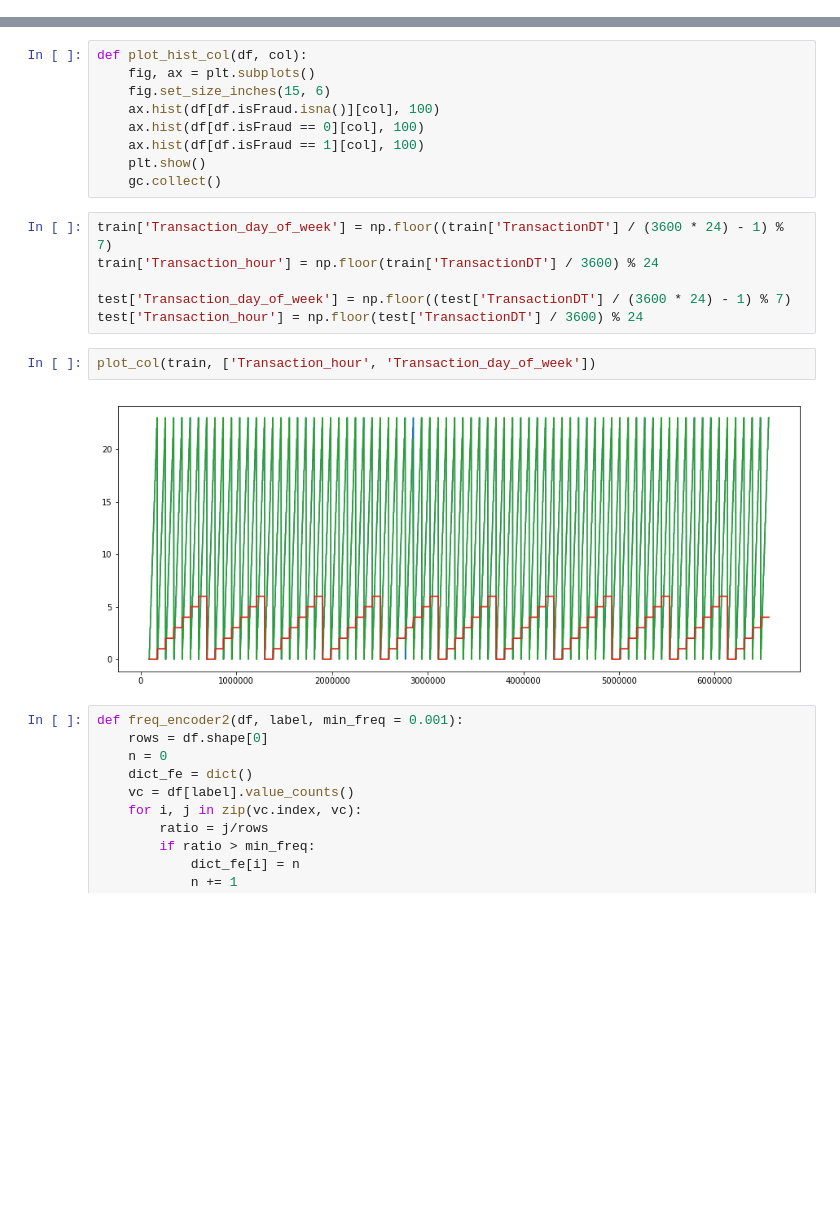
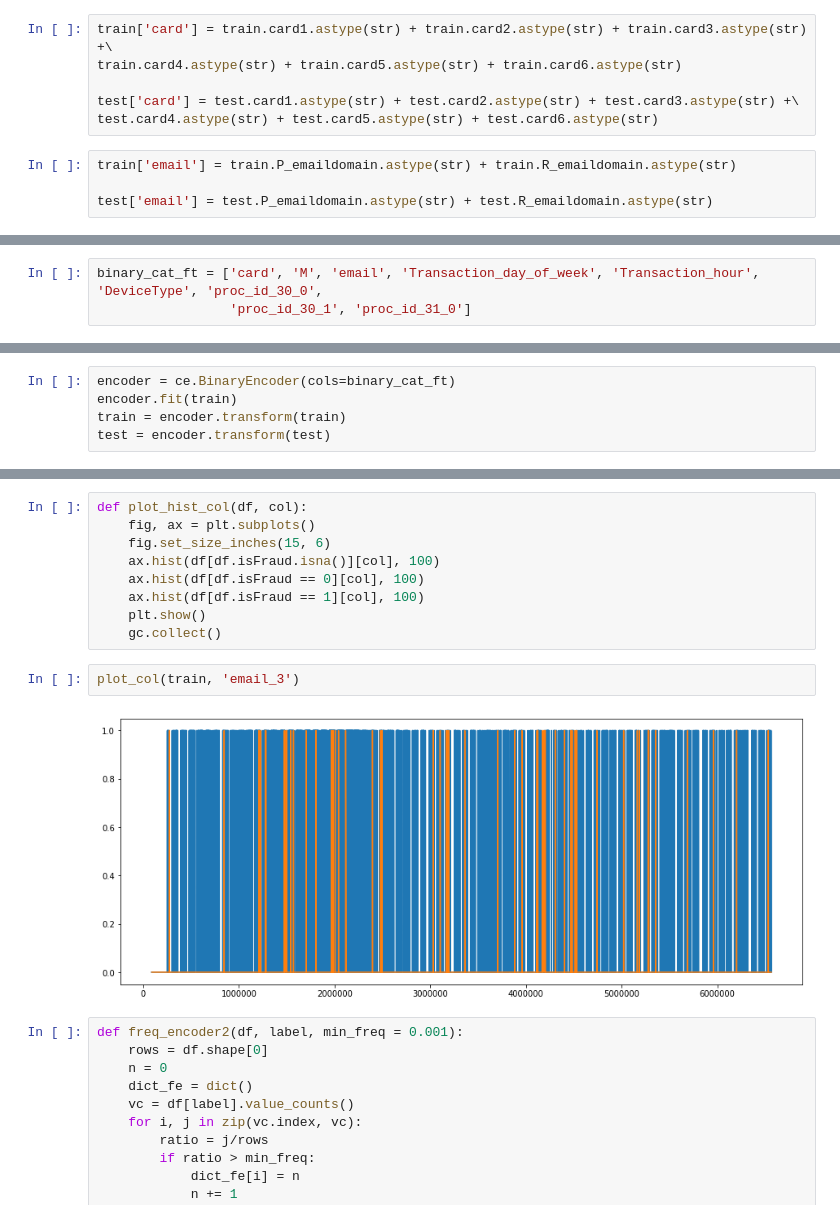
Before and after one commit to rodgomrod/kaggle_ieee_fraud, a Jupyter notebook: feature_engineering.ipynb, the cells around one changed output, grey strips where cells are left out. Cells and saved outputs as stored; diff of their text form; blank space fills up the shorter version.

Commit message:
Ft eng train test synthetic finished

```diff
--- a/feature_engineering.ipynb
+++ b/feature_engineering.ipynb
@@ -69,0 +55,10 @@ Name: isFraud, dtype: int8
+# %%
+train['card'] = train.card1.astype(str) + train.card2.astype(str) + train.card3.astype(str) +\
+train.card4.astype(str) + train.card5.astype(str) + train.card6.astype(str)
+
+test['card'] = test.card1.astype(str) + test.card2.astype(str) + test.card3.astype(str) +\
+test.card4.astype(str) + test.card5.astype(str) + test.card6.astype(str)
+# %%
+train['email'] = train.P_emaildomain.astype(str) + train.R_emaildomain.astype(str)
+
+test['email'] = test.P_emaildomain.astype(str) + test.R_emaildomain.astype(str)
@@ -69,0 +73,3 @@ Name: isFraud, dtype: int8
+# %%
+binary_cat_ft = ['card', 'M', 'email', 'Transaction_day_of_week', 'Transaction_hour', 'DeviceType', 'proc_id_30_0',
+                 'proc_id_30_1', 'proc_id_31_0']
@@ -69,0 +82,5 @@ Name: isFraud, dtype: int8
+# %%
+encoder = ce.BinaryEncoder(cols=binary_cat_ft)
+encoder.fit(train)
+train = encoder.transform(train)
+test = encoder.transform(test)
@@ -177,16 +130,10 @@ def plot_hist_col(df, col):
     ax.hist(df[df.isFraud == 1][col], 100)
     plt.show()
     gc.collect()
-# %%
-train['Transaction_day_of_week'] = np.floor((train['TransactionDT'] / (3600 * 24) - 1) % 7)
-train['Transaction_hour'] = np.floor(train['TransactionDT'] / 3600) % 24
-
-test['Transaction_day_of_week'] = np.floor((test['TransactionDT'] / (3600 * 24) - 1) % 7)
-test['Transaction_hour'] = np.floor(test['TransactionDT'] / 3600) % 24
 # %%
-plot_col(train, ['Transaction_hour', 'Transaction_day_of_week'])
+plot_col(train, 'email_3')
 # %% [output]
-[figure, old version]
+[figure, new version]
 # %%
 def freq_encoder2(df, label, min_freq = 0.001):
     rows = df.shape[0]
```
Also changed, not shown: parts of 44 cells of this notebook, 2 other files.
